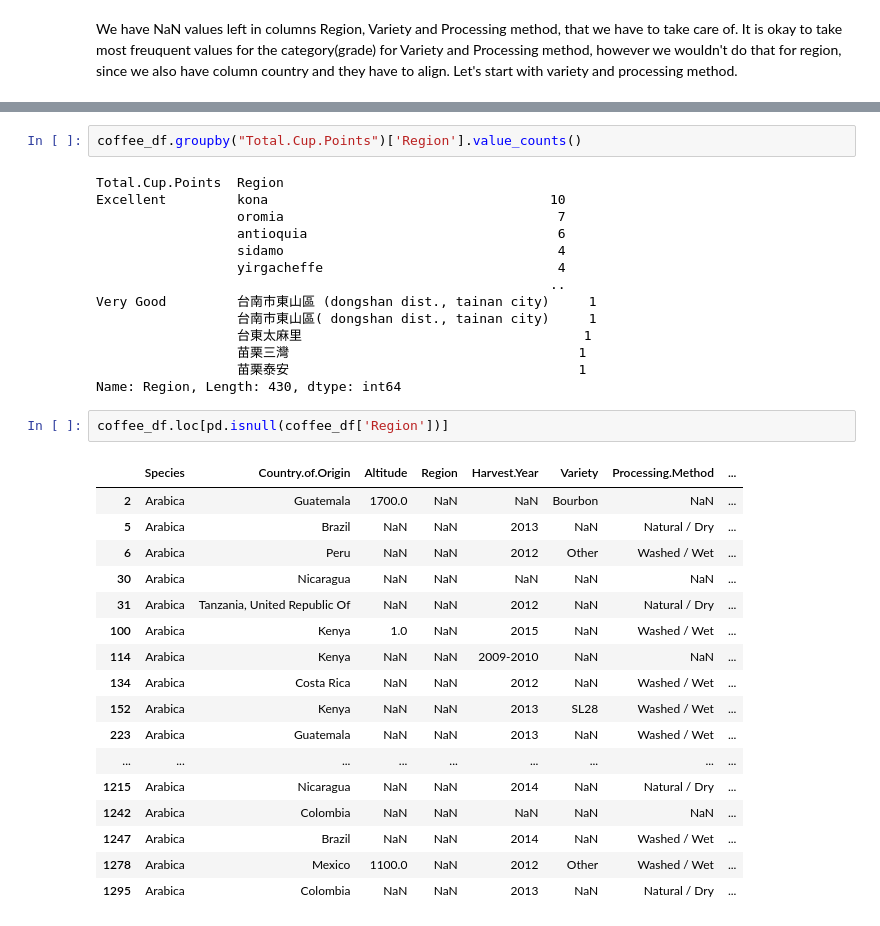
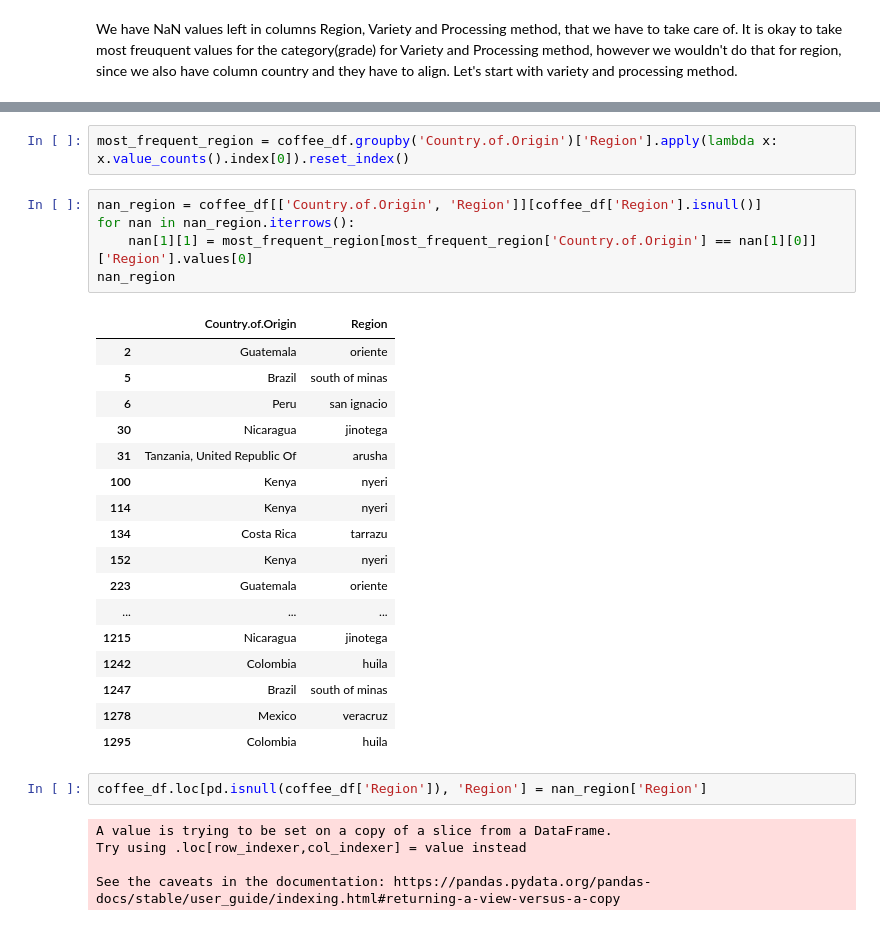
Before and after one commit to MariaEgrv/coffee_quality, a Jupyter notebook: coffee_quality.ipynb, the cells around one changed output, grey strips where cells are left out. Cells and saved outputs as stored; diff of their text form.

Commit message:
finish data cleaning

```diff
--- a/coffee_quality.ipynb
+++ b/coffee_quality.ipynb
@@ -323,36 +310,32 @@ DataError: No numeric types to aggregate
-# %%
-coffee_df.groupby("Total.Cup.Points")['Region'].value_counts()
-# %% [output]
-Total.Cup.Points  Region
-Excellent         kona                                    10
-                  oromia                                   7
-                  antioquia                                6
-                  sidamo                                   4
-                  yirgacheffe                              4
-                                                          ..
-Very Good         台南市東山區 (dongshan dist., tainan city)     1
-                  台南市東山區( dongshan dist., tainan city)     1
-                  台東太麻里                                    1
-                  苗栗三灣                                     1
-                  苗栗泰安                                     1
-Name: Region, Length: 430, dtype: int64
+# %%
+most_frequent_region = coffee_df.groupby('Country.of.Origin')['Region'].apply(lambda x: x.value_counts().index[0]).reset_index()
+# %%
+nan_region = coffee_df[['Country.of.Origin', 'Region']][coffee_df['Region'].isnull()]
+for nan in nan_region.iterrows():
+    nan[1][1] = most_frequent_region[most_frequent_region['Country.of.Origin'] == nan[1][0]]['Region'].values[0]
+nan_region
+# %% [output]
+|  | Country.of.Origin | Region |
+| 2 | Guatemala | oriente |
+| 5 | Brazil | south of minas |
+| 6 | Peru | san ignacio |
+| 30 | Nicaragua | jinotega |
+| 31 | Tanzania, United Republic Of | arusha |
+| 100 | Kenya | nyeri |
+| 114 | Kenya | nyeri |
+| 134 | Costa Rica | tarrazu |
+| 152 | Kenya | nyeri |
+| 223 | Guatemala | oriente |
+| ... | ... | ... |
+| 1215 | Nicaragua | jinotega |
+| 1242 | Colombia | huila |
+| 1247 | Brazil | south of minas |
+| 1278 | Mexico | veracruz |
+| 1295 | Colombia | huila |
 # %%
-coffee_df.loc[pd.isnull(coffee_df['Region'])]
+coffee_df.loc[pd.isnull(coffee_df['Region']), 'Region'] = nan_region['Region']
 # %% [output]
-|  | Species | Country.of.Origin | Altitude | Region | Harvest.Year | Variety | Processing.Method | ... |
-| 2 | Arabica | Guatemala | 1700.0 | NaN | NaN | Bourbon | NaN | ... |
-| 5 | Arabica | Brazil | NaN | NaN | 2013 | NaN | Natural / Dry | ... |
-| 6 | Arabica | Peru | NaN | NaN | 2012 | Other | Washed / Wet | ... |
-| 30 | Arabica | Nicaragua | NaN | NaN | NaN | NaN | NaN | ... |
-| 31 | Arabica | Tanzania, United Republic Of | NaN | NaN | 2012 | NaN | Natural / Dry | ... |
-| 100 | Arabica | Kenya | 1.0 | NaN | 2015 | NaN | Washed / Wet | ... |
-| 114 | Arabica | Kenya | NaN | NaN | 2009-2010 | NaN | NaN | ... |
-| 134 | Arabica | Costa Rica | NaN | NaN | 2012 | NaN | Washed / Wet | ... |
-| 152 | Arabica | Kenya | NaN | NaN | 2013 | SL28 | Washed / Wet | ... |
-| 223 | Arabica | Guatemala | NaN | NaN | 2013 | NaN | Washed / Wet | ... |
-| ... | ... | ... | ... | ... | ... | ... | ... | ... |
-| 1215 | Arabica | Nicaragua | NaN | NaN | 2014 | NaN | Natural / Dry | ... |
-| 1242 | Arabica | Colombia | NaN | NaN | NaN | NaN | NaN | ... |
-| 1247 | Arabica | Brazil | NaN | NaN | 2014 | NaN | Washed / Wet | ... |
-| 1278 | Arabica | Mexico | 1100.0 | NaN | 2012 | Other | Washed / Wet | ... |
-| 1295 | Arabica | Colombia | NaN | NaN | 2013 | NaN | Natural / Dry | ... |
+A value is trying to be set on a copy of a slice from a DataFrame.
+Try using .loc[row_indexer,col_indexer] = value instead
+
+See the caveats in the documentation: https://pandas.pydata.org/pandas-docs/stable/user_guide/indexing.html#returning-a-view-versus-a-copy
```
Also changed, not shown: parts of 16 cells of this notebook.
